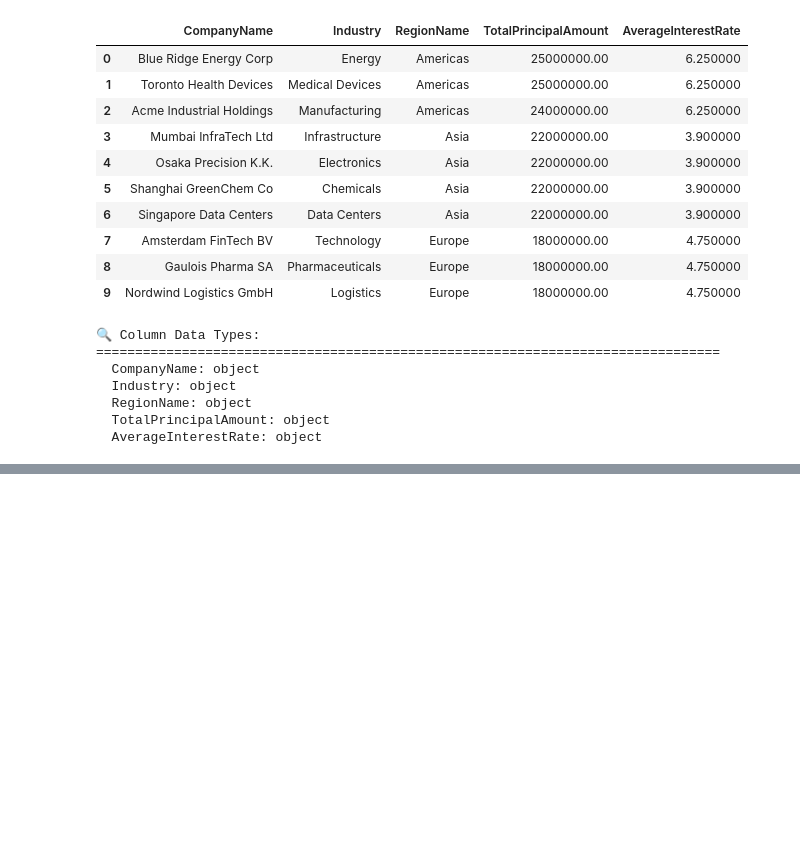
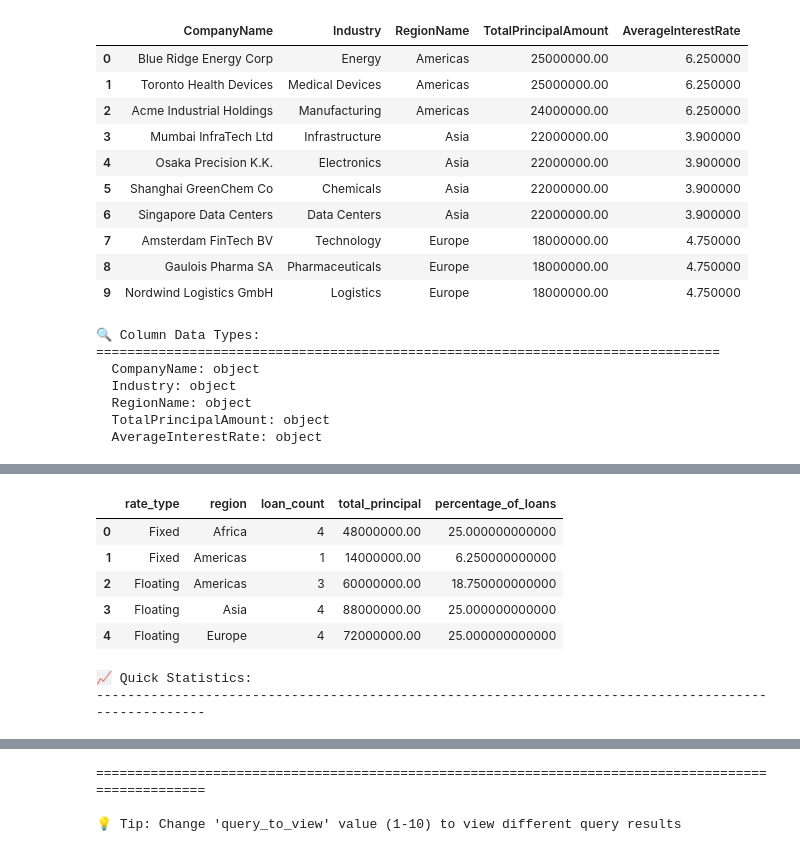
Before and after one commit to Arturo-Quiroga-MSFT/AQ-NEW-NL2SQL, a Jupyter notebook: nl2sql_standalone_AzureAI/NL2SQL_AzureAI_Demo.ipynb, the cells around one changed output, grey strips where cells are left out. Drawn from its saved outputs; the diff is of its cells as text; code cells hidden in the pictures; blank space fills up the shorter version.

````diff
--- a/nl2sql_standalone_AzureAI/NL2SQL_AzureAI_Demo.ipynb
+++ b/nl2sql_standalone_AzureAI/NL2SQL_AzureAI_Demo.ipynb
@@ -510,0 +872,69 @@ Columns: CompanyName, Industry, RegionName, TotalPrincipalAmount, AverageInteres
+# %%
+# Select which query to view in detail (change this number 1-10)
+query_to_view = 9
+
+# Find the selected query result
+selected_result = next((r for r in all_results if r['id'] == query_to_view), None)
+
+if selected_result:
+    print("=" * 100)
+    print(f"DETAILED VIEW - QUERY {selected_result['id']}: {selected_result['name']}")
+    print("=" * 100)
+
+    print(f"\n❓ Question:")
+    print(f"   {selected_result['question']}")
+
+    if selected_result['intent']:
+        print(f"\n🎯 Extracted Intent:")
+        print("-" * 100)
+        print(selected_result['intent'])
+
+    if selected_result['sql']:
+        print(f"\n💻 Generated SQL:")
+        print("-" * 100)
+        sql_display = selected_result['sql'].strip()
+        if sql_display.startswith("```"):
+            lines = sql_display.split('\n')
+            sql_display = '\n'.join(lines[1:-1]) if len(lines) > 2 else sql_display
+        print(sql_display)
+
+    print(f"\n📊 Execution Results:")
+    print("-" * 100)
+    print(f"   Status: {'✓ Success' if selected_result['error'] is None else '❌ Failed'}")
+    print(f"   Rows returned: {selected_result['row_count']}")
+    print(f"   Execution time: {selected_result['execution_time']:.3f}s" if selected_result['execution_time'] else "   N/A")
+
+    if selected_result['error']:
+        print(f"\n❌ Error:")
+        print(f"   {selected_result['error']}")
+
+    if selected_result['results'] and len(selected_result['results']) > 0:
+        print(f"\n📋 Data Preview:")
+        print("-" * 100)
+
+        # Create DataFrame for better display
+        result_df = pd.DataFrame(selected_result['results'])
+
+        # Display as table
+        pd.set_option('display.max_columns', None)
+        pd.set_option('display.width', None)
+        pd.set_option('display.max_colwidth', 50)
+
+        display(result_df.head(10))
+
+        if len(result_df) > 10:
+            print(f"\n... showing 10 of {len(result_df)} total rows")
+
+        # Show statistics for numeric columns
+        numeric_cols = result_df.select_dtypes(include=['int64', 'float64']).columns
+        if len(numeric_cols) > 0:
+            print(f"\n📈 Quick Statistics:")
+            print("-" * 100)
+            display(result_df[numeric_cols].describe())
+
+    print("\n" + "=" * 100)
+else:
+    print(f"❌ Query {query_to_view} not found. Please select a number between 1 and 10.")
+
+print(f"\n💡 Tip: Change 'query_to_view' value (1-10) to view different query results")
+# %% [output]
@@ -510,0 +958,8 @@ Columns: CompanyName, Industry, RegionName, TotalPrincipalAmount, AverageInteres
+|  | rate_type | region | loan_count | total_principal | percentage_of_loans |
+| 0 | Fixed | Africa | 4 | 48000000.00 | 25.000000000000 |
+| 1 | Fixed | Americas | 1 | 14000000.00 | 6.250000000000 |
+| 2 | Floating | Americas | 3 | 60000000.00 | 18.750000000000 |
+| 3 | Floating | Asia | 4 | 88000000.00 | 25.000000000000 |
+| 4 | Floating | Europe | 4 | 72000000.00 | 25.000000000000 |
+📈 Quick Statistics:
+----------------------------------------------------------------------------------------------------
@@ -510,0 +975,3 @@ Columns: CompanyName, Industry, RegionName, TotalPrincipalAmount, AverageInteres
+====================================================================================================
+
+💡 Tip: Change 'query_to_view' value (1-10) to view different query results
````
Also changed, not shown: parts of 8 cells of this notebook.
